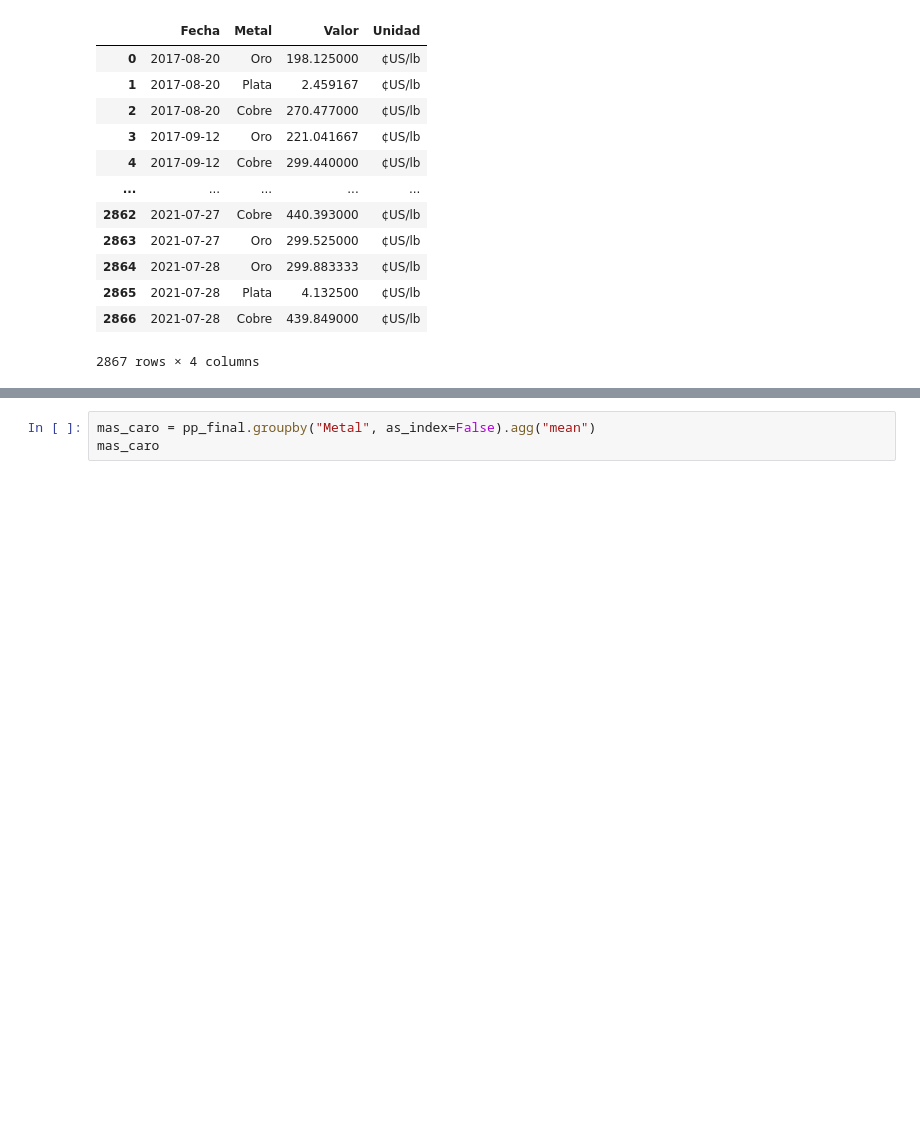
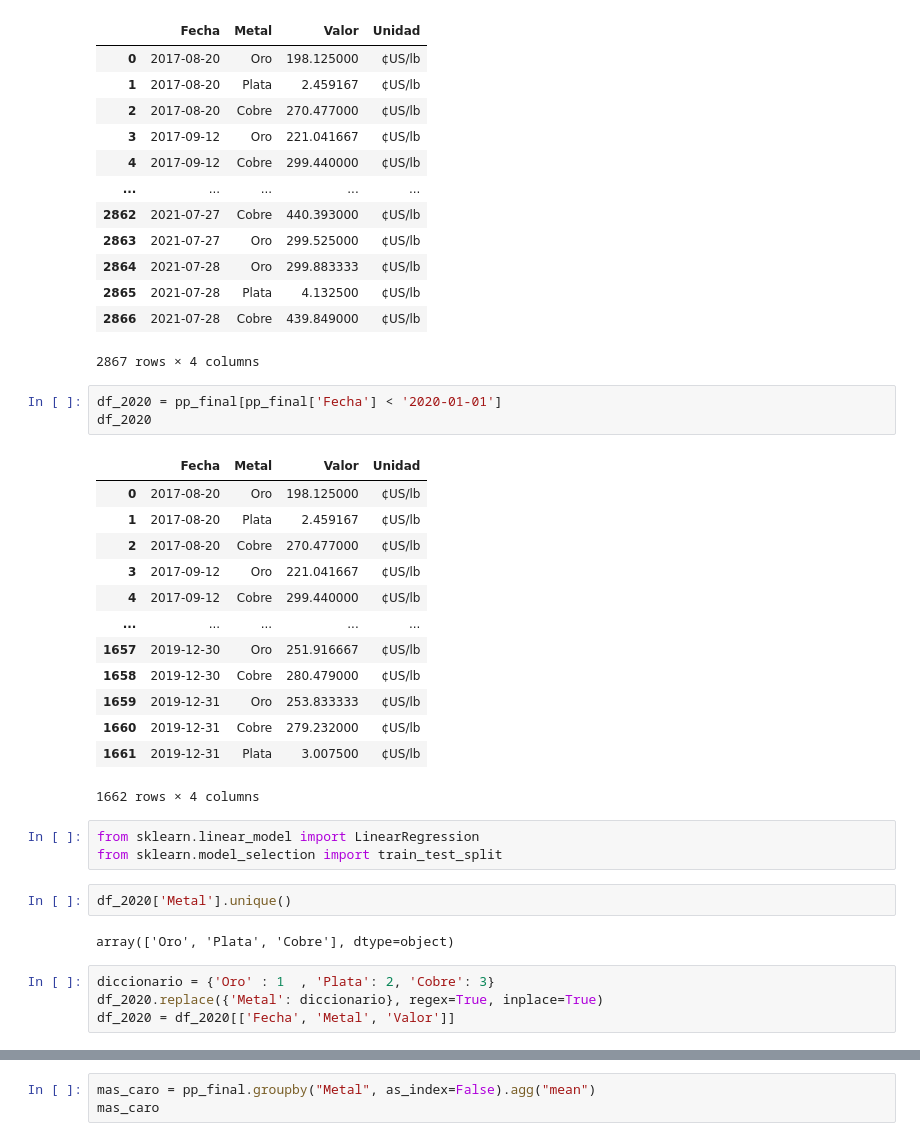
Before and after one commit to ThareauB/Proyecto-libertadores, a Jupyter notebook: mineria.ipynb, the cells around one changed output, grey strips where cells are left out. Cells and saved outputs as stored; diff of their text form; blank space fills up the shorter version.

```diff
--- a/mineria.ipynb
+++ b/mineria.ipynb
@@ -174,3 +114,31 @@ pp_final
 | 2865 | 2021-07-28 | Plata | 4.132500 | ¢US/lb |
 | 2866 | 2021-07-28 | Cobre | 439.849000 | ¢US/lb |
 2867 rows × 4 columns
+# %%
+df_2020 = pp_final[pp_final['Fecha'] < '2020-01-01']
+df_2020
+# %% [output]
+|  | Fecha | Metal | Valor | Unidad |
+| 0 | 2017-08-20 | Oro | 198.125000 | ¢US/lb |
+| 1 | 2017-08-20 | Plata | 2.459167 | ¢US/lb |
+| 2 | 2017-08-20 | Cobre | 270.477000 | ¢US/lb |
+| 3 | 2017-09-12 | Oro | 221.041667 | ¢US/lb |
+| 4 | 2017-09-12 | Cobre | 299.440000 | ¢US/lb |
+| ... | ... | ... | ... | ... |
+| 1657 | 2019-12-30 | Oro | 251.916667 | ¢US/lb |
+| 1658 | 2019-12-30 | Cobre | 280.479000 | ¢US/lb |
+| 1659 | 2019-12-31 | Oro | 253.833333 | ¢US/lb |
+| 1660 | 2019-12-31 | Cobre | 279.232000 | ¢US/lb |
+| 1661 | 2019-12-31 | Plata | 3.007500 | ¢US/lb |
+1662 rows × 4 columns
+# %%
+from sklearn.linear_model import LinearRegression
+from sklearn.model_selection import train_test_split
+# %%
+df_2020['Metal'].unique()
+# %% [output]
+array(['Oro', 'Plata', 'Cobre'], dtype=object)
+# %%
+diccionario = {'Oro' : 1  , 'Plata': 2, 'Cobre': 3}
+df_2020.replace({'Metal': diccionario}, regex=True, inplace=True)
+df_2020 = df_2020[['Fecha', 'Metal', 'Valor']]
```
Also changed, not shown: parts of 5 cells of this notebook.
